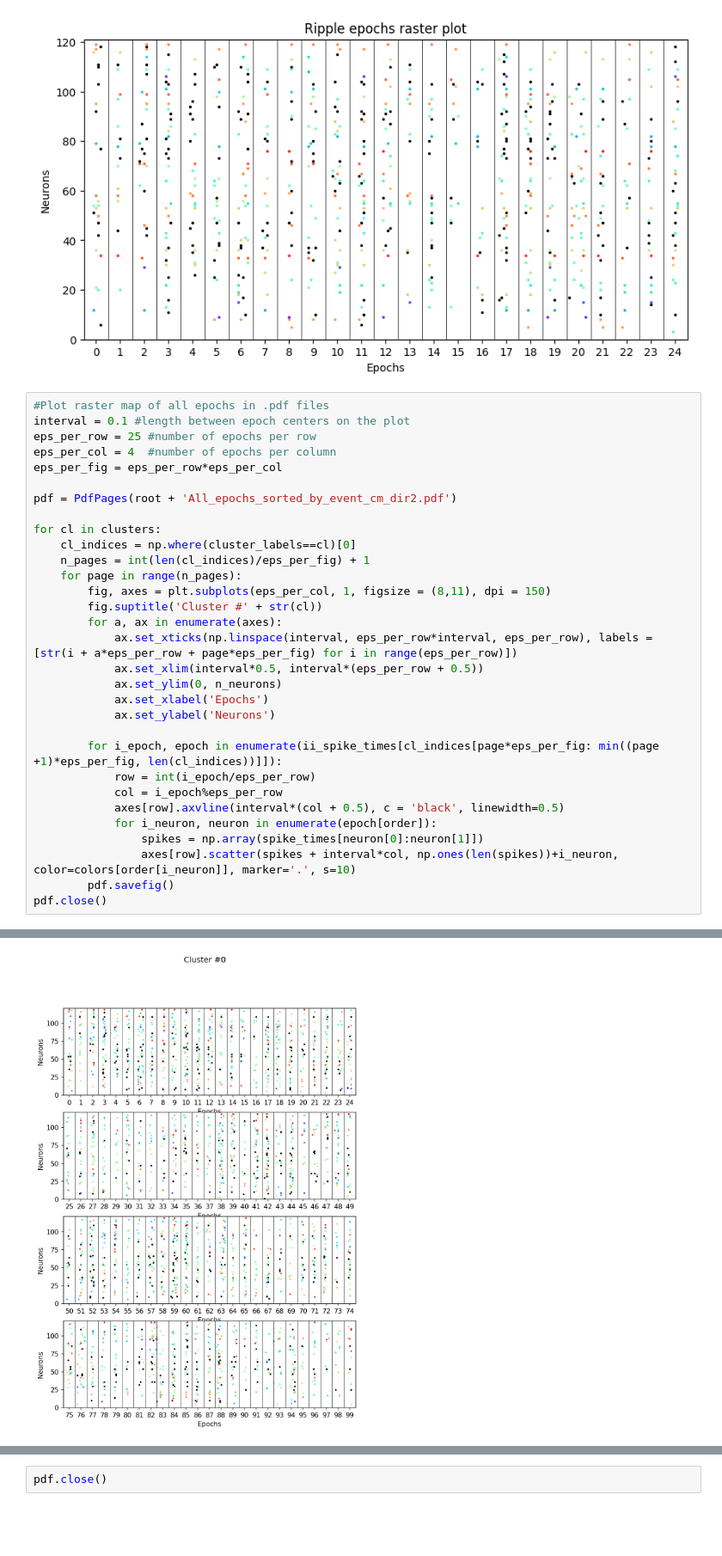
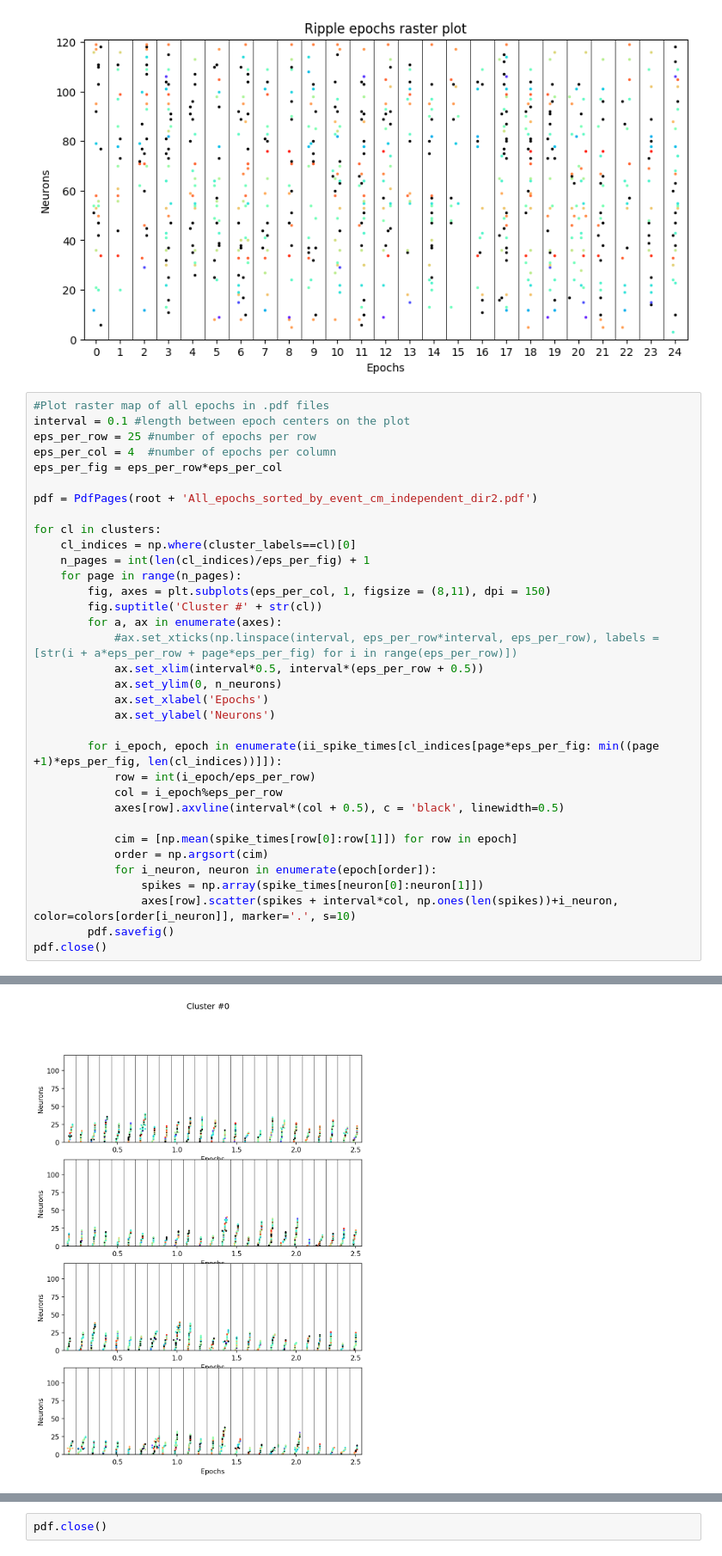
Before and after one commit to vsotskov89/SeqAn, a Jupyter notebook: Sequence_Analysis.ipynb, the cells around one changed output, grey strips where cells are left out. Shown at 86% size. Cells and saved outputs as stored; diff of their text form; blank space fills up the shorter version.

```diff
--- a/Sequence_Analysis.ipynb
+++ b/Sequence_Analysis.ipynb
@@ -170,7 +170,7 @@ eps_per_row = 25 #number of epochs per row
 eps_per_col = 4  #number of epochs per column
 eps_per_fig = eps_per_row*eps_per_col
 
-pdf = PdfPages(root + 'All_epochs_sorted_by_event_cm_dir2.pdf')
+pdf = PdfPages(root + 'All_epochs_sorted_by_event_cm_independent_dir2.pdf')
 
 for cl in clusters:
     cl_indices = np.where(cluster_labels==cl)[0]
@@ -179,7 +179,7 @@ for cl in clusters:
         fig, axes = plt.subplots(eps_per_col, 1, figsize = (8,11), dpi = 150)
         fig.suptitle('Cluster #' + str(cl))
         for a, ax in enumerate(axes):
-            ax.set_xticks(np.linspace(interval, eps_per_row*interval, eps_per_row), labels = [str(i + a*eps_per_row + page*eps_per_fig) for i in range(eps_per_row)])
+            #ax.set_xticks(np.linspace(interval, eps_per_row*interval, eps_per_row), labels = [str(i + a*eps_per_row + page*eps_per_fig) for i in range(eps_per_row)])
             ax.set_xlim(interval*0.5, interval*(eps_per_row + 0.5))
             ax.set_ylim(0, n_neurons)
             ax.set_xlabel('Epochs')
@@ -189,6 +189,9 @@ for cl in clusters:
             row = int(i_epoch/eps_per_row)
             col = i_epoch%eps_per_row
             axes[row].axvline(interval*(col + 0.5), c = 'black', linewidth=0.5)
+
+            cim = [np.mean(spike_times[row[0]:row[1]]) for row in epoch]
+            order = np.argsort(cim)
             for i_neuron, neuron in enumerate(epoch[order]):
                 spikes = np.array(spike_times[neuron[0]:neuron[1]])
                 axes[row].scatter(spikes + interval*col, np.ones(len(spikes))+i_neuron, color=colors[order[i_neuron]], marker='.', s=10)
@@ -199 +202 @@ pdf.close()
-[figure, old version]
+[figure, new version]
```
Also changed, not shown: parts of 3 cells of this notebook.
